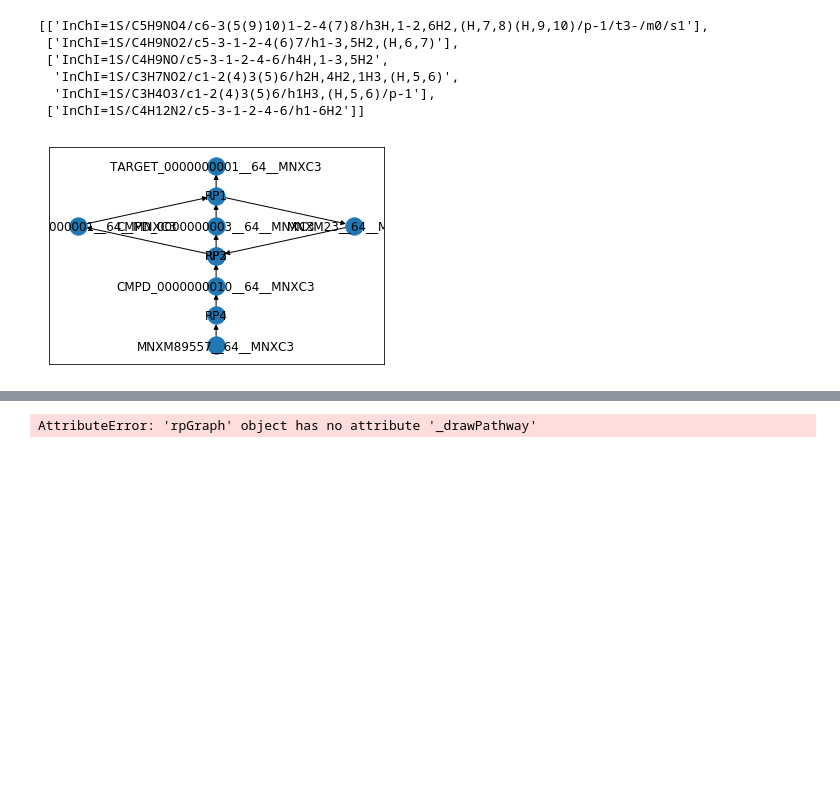
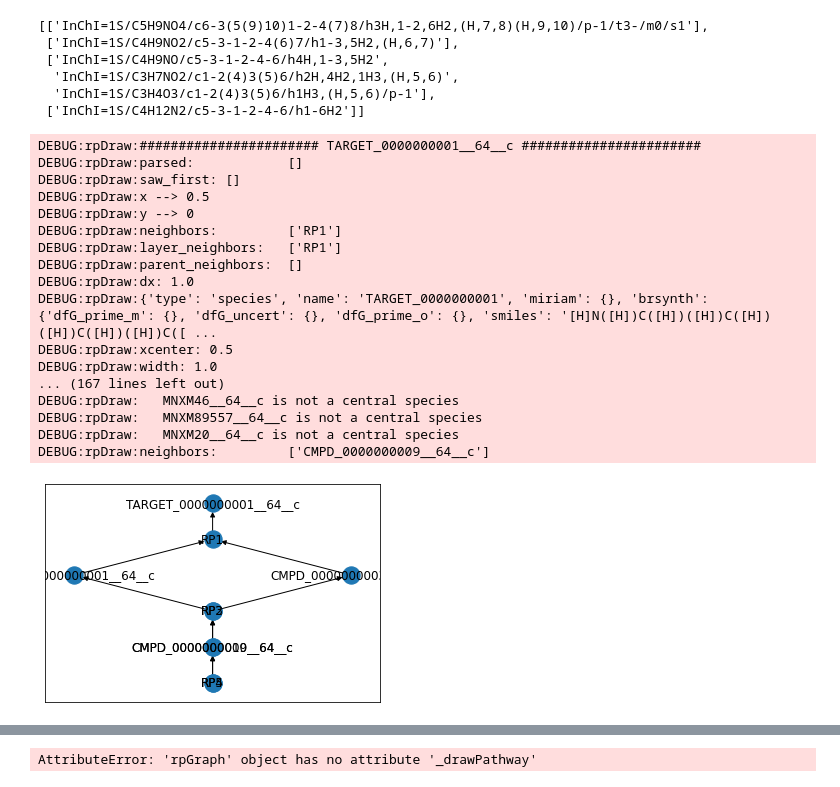
Before and after one commit to Melclic/metaxime, a Jupyter notebook: nx_draw.ipynb, the cells around one changed output, grey strips where cells are left out. Saved outputs shown, nothing was run; the diff lists cells and outputs as text; code cells hidden in the pictures; blank space fills up the shorter version.

Commit message:
working layered organisation of a pathway

```diff
--- a/nx_draw.ipynb
+++ b/nx_draw.ipynb
@@ -7,9 +20,16 @@ import networkx as nx
 # %%
+root_path = '/home/mdulac/Downloads/'
+#root_path = '/Users/melchior/Downloads'
+
 #rpsbml = rpSBML.rpSBML('test', path='rp_1_3.sbml.xml')
 #BUG BUG in the ordering of reactions
-#rpsbml = rpSBML.rpSBML('test', path='/Users/melchior/Downloads/Galaxy1442-[FBA]/rp_3_8.sbml.xml')
-#rpsbml = rpSBML.rpSBML('test', path='/Users/melchior/Downloads/Galaxy1442-[FBA]/rp_18_1.sbml.xml')
-#rpsbml = rpSBML.rpSBML('test', path='/Users/melchior/Downloads/Galaxy1442-[FBA]/rp_16_1.sbml.xml')
+#rpsbml = rpSBML.rpSBML('test', path=root_path+'Galaxy1442-[FBA]/rp_3_8.sbml.xml')
+#rpsbml = rpSBML.rpSBML('test', path=root_path+'Galaxy1442-[FBA]/rp_18_1.sbml.xml')
+rpsbml = rpSBML.rpSBML('test', path=root_path+'Galaxy1442-[FBA]/rp_16_1.sbml.xml')
 
 
-rpsbml = rpSBML.rpSBML('test', path='/Users/melchior/Downloads/rpglobalscore_101/rp_5_4.sbml.xml')
+#rpsbml = rpSBML.rpSBML('test', path=root_path+'rpglobalscore_101/rp_5_4.sbml.xml')
+
+rpgraph = rpGraph.rpGraph(rpsbml)
+rpdraw = rpDraw.rpDraw()
+target = [i for i in list(rpgraph.G.nodes) if 'TARGET' in i][0]
@@ -95,7 +111,25 @@ inchi_pathway
   'InChI=1S/C3H7NO2/c1-2(4)3(5)6/h2H,4H2,1H3,(H,5,6)',
   'InChI=1S/C3H4O3/c1-2(4)3(5)6/h1H3,(H,5,6)/p-1'],
  ['InChI=1S/C4H12N2/c5-3-1-2-4-6/h1-6H2']]
-# %%
-nx.draw_networkx(newG, pos=pos)
-# %% [output]
-[figure, removed]
+# %%
+newG, pos = rpdraw._hierarchy_pos(rpgraph.G, target, plot_only_central=True, filter_cofactors=True)
+nx.draw_networkx(newG, pos=pos)
+# %% [output]
+DEBUG:rpDraw:####################### TARGET_0000000001__64__c #######################
+DEBUG:rpDraw:parsed:            []
+DEBUG:rpDraw:saw_first: []
+DEBUG:rpDraw:x --> 0.5
+DEBUG:rpDraw:y --> 0
+DEBUG:rpDraw:neighbors:         ['RP1']
+DEBUG:rpDraw:layer_neighbors:   ['RP1']
+DEBUG:rpDraw:parent_neighbors:  []
+DEBUG:rpDraw:dx: 1.0
+DEBUG:rpDraw:{'type': 'species', 'name': 'TARGET_0000000001', 'miriam': {}, 'brsynth': {'dfG_prime_m': {}, 'dfG_uncert': {}, 'dfG_prime_o': {}, 'smiles': '[H]N([H])C([H])([H])C([H])([H])C([H])([H])C([ ...
+DEBUG:rpDraw:xcenter: 0.5
+DEBUG:rpDraw:width: 1.0
+... (167 lines left out)
+DEBUG:rpDraw:   MNXM46__64__c is not a central species
+DEBUG:rpDraw:   MNXM89557__64__c is not a central species
+DEBUG:rpDraw:   MNXM20__64__c is not a central species
+DEBUG:rpDraw:neighbors:         ['CMPD_0000000009__64__c']
+[figure, added]
```
Also changed, not shown: parts of 10 cells of this notebook, 2 other files.
